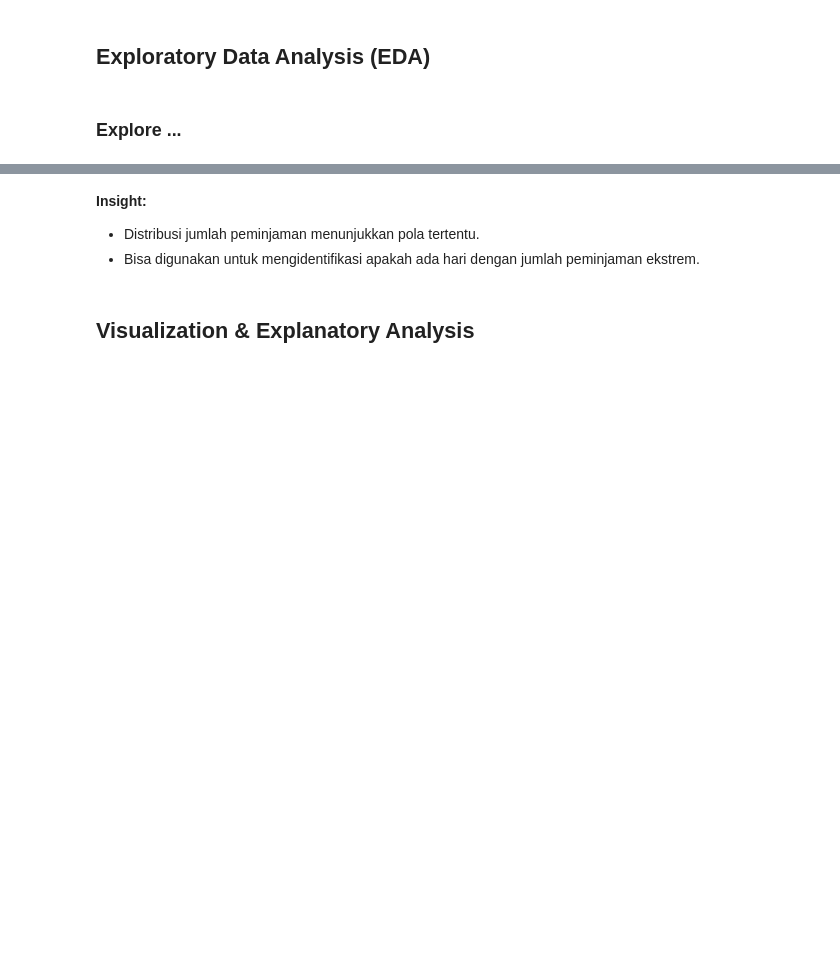
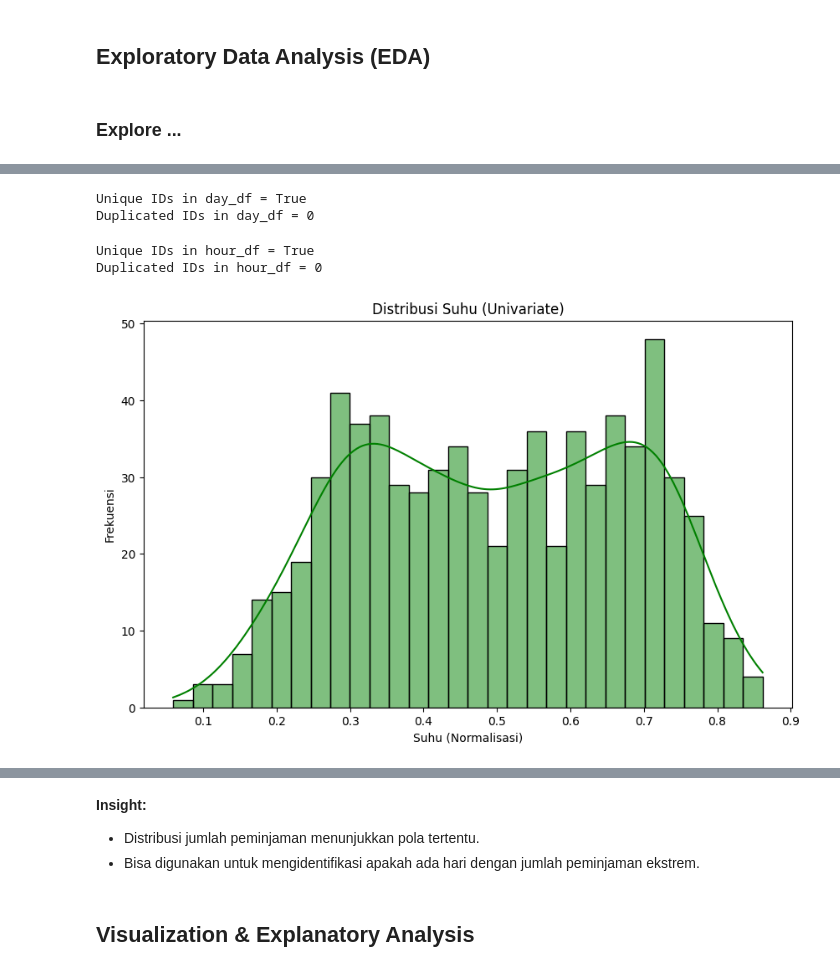
Before and after one commit to ikbalirawan/Analisis-Data, a Jupyter notebook: notebook.ipynb, the cells around one changed output, grey strips where cells are left out. Drawn from its saved outputs; the diff is of its cells as text; code cells hidden in the pictures; blank space fills up the shorter version.

```diff
--- a/notebook.ipynb
+++ b/notebook.ipynb
@@ -115,0 +192,2 @@ dtype: int64
+# %%
+day_df['dteday'] = pd.to_datetime(day_df['dteday'])
@@ -124,7 +246,23 @@ dtype: int64
+# %%
+if 'instant' in day_df.columns:
+    print("Unique IDs in day_df =", day_df['instant'].is_unique)
+    print("Duplicated IDs in day_df =", day_df['instant'].duplicated().sum())
+# %% [output]
+Unique IDs in day_df = True
+Duplicated IDs in day_df = 0
+# %%
+if 'instant' in hour_df.columns:
+    print("Unique IDs in hour_df =", hour_df['instant'].is_unique)
+    print("Duplicated IDs in hour_df =", hour_df['instant'].duplicated().sum())
+# %% [output]
+Unique IDs in hour_df = True
+Duplicated IDs in hour_df = 0
 # %%
-plt.figure(figsize=(10, 5))
-sns.histplot(day_df['cnt'], bins=30, kde=True)
-plt.title("Distribusi Total Peminjaman Sepeda Harian")
-plt.xlabel("Jumlah Peminjaman")
-plt.ylabel("Frekuensi")
+plt.figure(figsize=(10, 6))
+sns.histplot(day_df['temp'], bins=30, kde=True, color='green')
+plt.title('Distribusi Suhu (Univariate)')
+plt.xlabel('Suhu (Normalisasi)')
+plt.ylabel('Frekuensi')
 plt.show()
+# %% [output]
+[figure, added]
```
Also changed, not shown: parts of 30 cells of this notebook, 1 other file.
